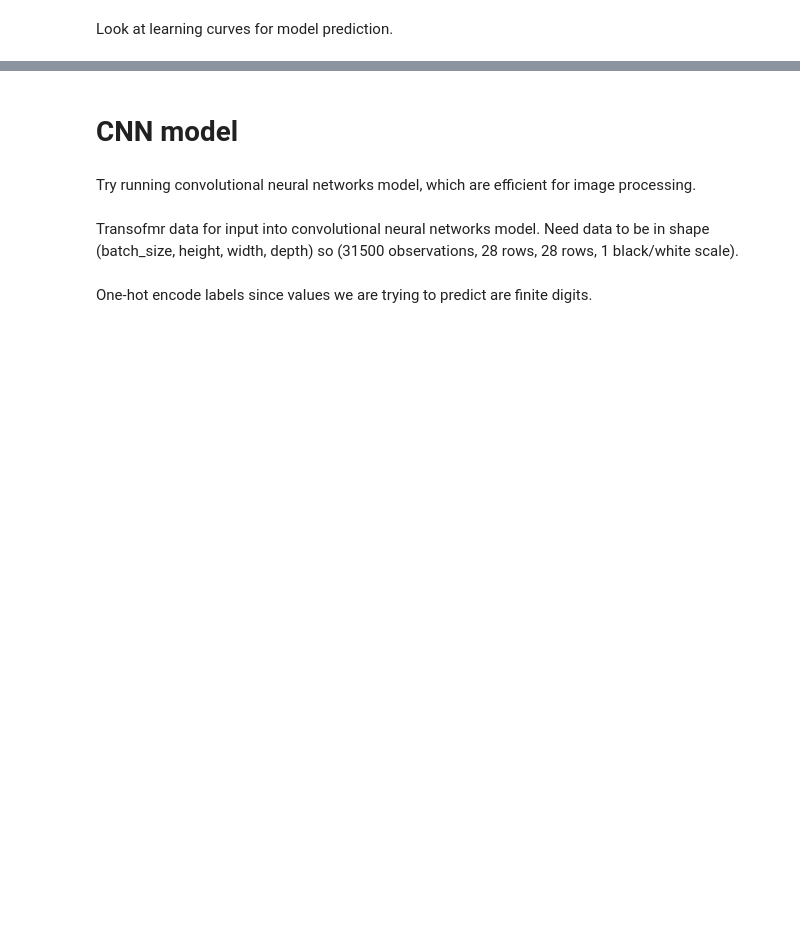
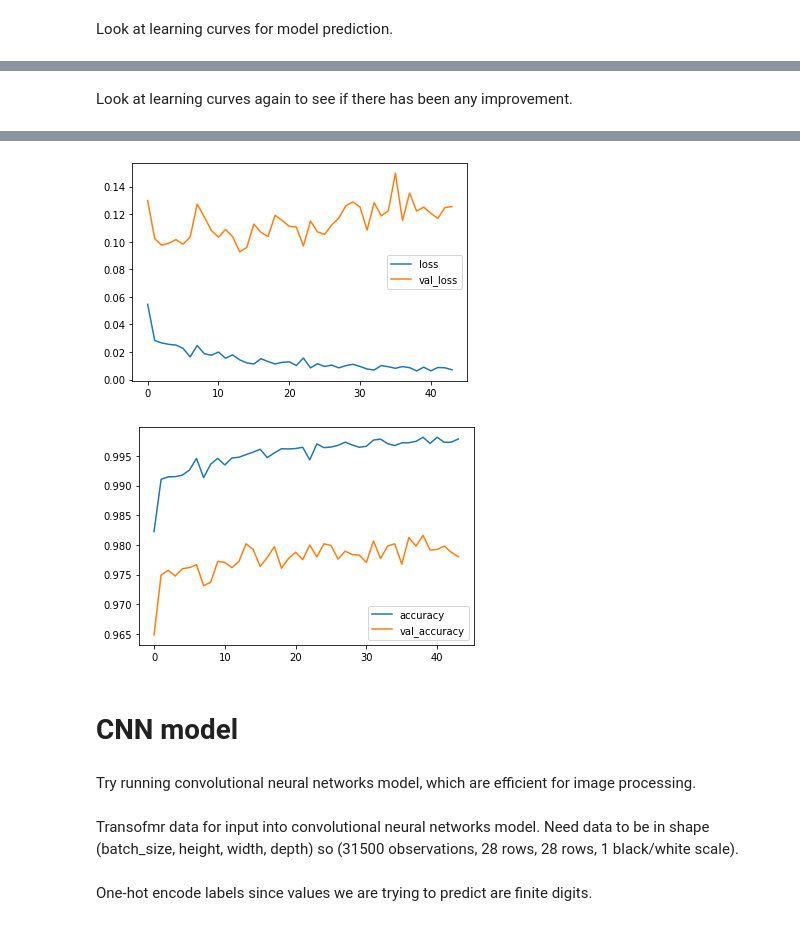
Before and after one commit to zrosen3/Kaggle, a Jupyter notebook: computer-vision-1.ipynb, the cells around one changed output, grey strips where cells are left out. Saved outputs shown, nothing was run; the diff lists cells and outputs as text; code cells hidden in the pictures; blank space fills up the shorter version.

```diff
--- a/computer-vision-1.ipynb
+++ b/computer-vision-1.ipynb
@@ -182,0 +185,14 @@ Best Validation Accuracy: 0.9787
+# %%
+early_stopping = keras.callbacks.EarlyStopping(
+    patience=30,
+    restore_best_weights=True,
+)
+
+history = model.fit(
+    X_train, y_train,
+    validation_data=(X_valid, y_valid),
+    epochs=100,
+    verbose=0,
+    callbacks = [early_stopping]
+)
+model.evaluate(X_valid, y_valid)
@@ -182,0 +202,13 @@ Best Validation Accuracy: 0.9787
+# %% [markdown]
+Look at learning curves again to see if there has been any improvement.
+# %%
+history_df = pd.DataFrame(history.history)
+# Start the plot at epoch 5
+history_df.loc[:, ['loss', 'val_loss']].plot()
+history_df.loc[:, ['accuracy', 'val_accuracy']].plot()
+
+print(("Best Validation Loss: {:0.4f}" +\
+      "\nBest Validation Accuracy: {:0.4f}")\
+      .format(history_df['val_loss'].min(),
+              history_df['val_accuracy'].max()))
+# %% [output]
@@ -183,3 +217,5 @@ Best Validation Accuracy: 0.9787
+[figure, added]
+[figure, added]
 # %% [markdown]
 # CNN model
 # %% [markdown]
```
Also changed, not shown: parts of 14 cells of this notebook.
